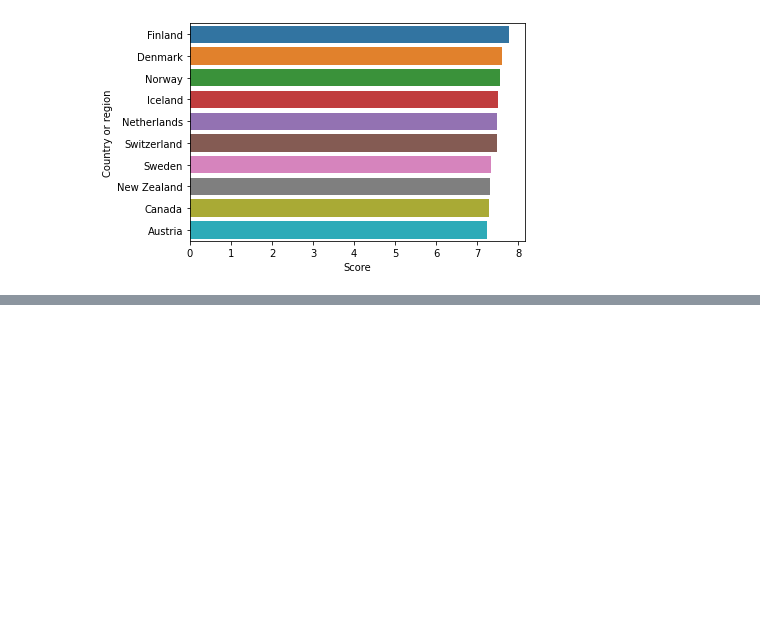
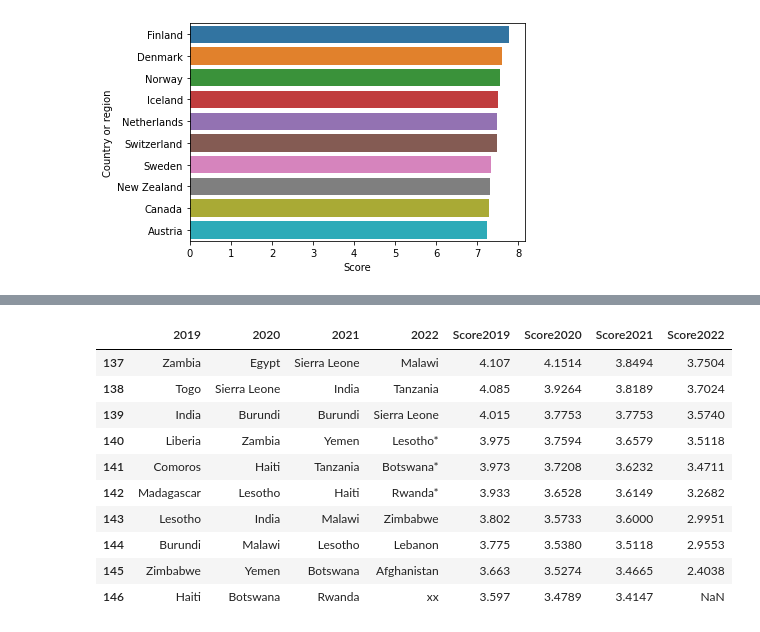
Before and after one commit to bourydamien/Projet_bonheur, a Jupyter notebook: Rapport_bonheur.ipynb, the cells around one changed output, grey strips where cells are left out. Drawn from its saved outputs; the diff is of its cells as text; code cells hidden in the pictures; blank space fills up the shorter version.

```diff
--- a/Rapport_bonheur.ipynb
+++ b/Rapport_bonheur.ipynb
@@ -135,0 +161,14 @@ p
+# %%
+dfcomp.tail(10)
+# %% [output]
+|  | 2019 | 2020 | 2021 | 2022 | Score2019 | Score2020 | Score2021 | Score2022 |
+| 137 | Zambia | Egypt | Sierra Leone | Malawi | 4.107 | 4.1514 | 3.8494 | 3.7504 |
+| 138 | Togo | Sierra Leone | India | Tanzania | 4.085 | 3.9264 | 3.8189 | 3.7024 |
+| 139 | India | Burundi | Burundi | Sierra Leone | 4.015 | 3.7753 | 3.7753 | 3.5740 |
+| 140 | Liberia | Zambia | Yemen | Lesotho* | 3.975 | 3.7594 | 3.6579 | 3.5118 |
+| 141 | Comoros | Haiti | Tanzania | Botswana* | 3.973 | 3.7208 | 3.6232 | 3.4711 |
+| 142 | Madagascar | Lesotho | Haiti | Rwanda* | 3.933 | 3.6528 | 3.6149 | 3.2682 |
+| 143 | Lesotho | India | Malawi | Zimbabwe | 3.802 | 3.5733 | 3.6000 | 2.9951 |
+| 144 | Burundi | Malawi | Lesotho | Lebanon | 3.775 | 3.5380 | 3.5118 | 2.9553 |
+| 145 | Zimbabwe | Yemen | Botswana | Afghanistan | 3.663 | 3.5274 | 3.4665 | 2.4038 |
+| 146 | Haiti | Botswana | Rwanda | xx | 3.597 | 3.4789 | 3.4147 | NaN |
```
Also changed, not shown: parts of 28 cells of this notebook, 5 other files.
